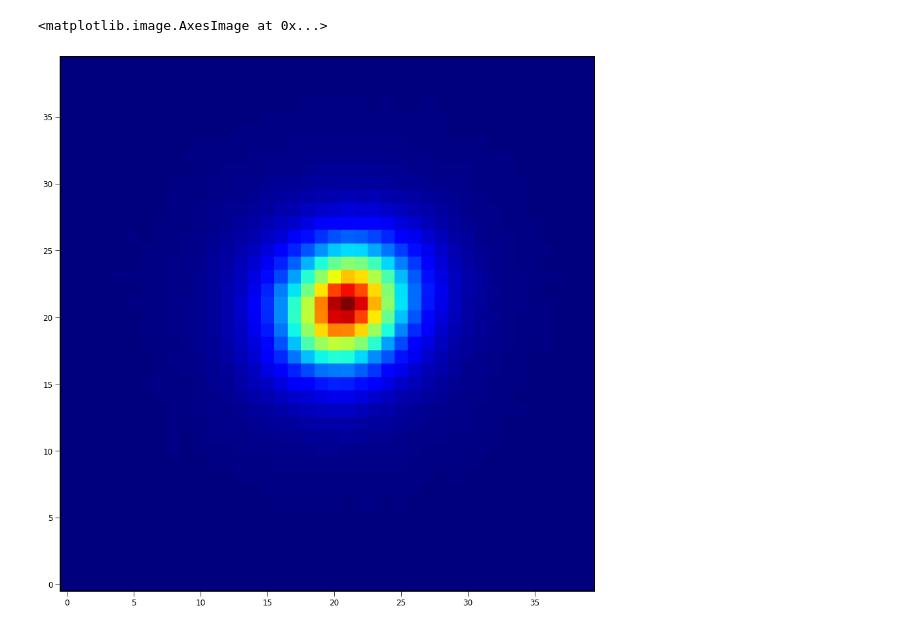
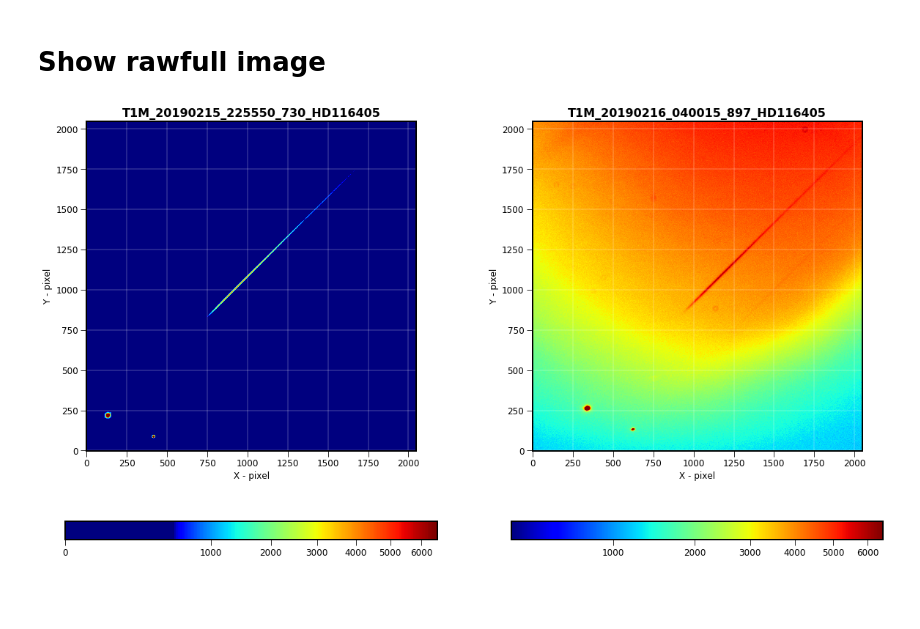
Before and after one commit to sylvielsstfr/SpectractorAnaAtm19, a Jupyter notebook: ana_20190215_HD116405_Filtre_None/ComparePhotometry.ipynb, the cells around one changed output. Saved outputs shown, nothing was run; the diff lists cells and outputs as text; code cells hidden in the pictures; blank space fills up the shorter version.

```diff
--- a/ana_20190215_HD116405_Filtre_None/ComparePhotometry.ipynb
+++ b/ana_20190215_HD116405_Filtre_None/ComparePhotometry.ipynb
@@ -218,0 +101,27 @@ def ComputeStarPhotometry(image):
+# %%
+def Show2Images(data1,data2,title1,title2,cutmax=10):
+    """
+    """
+
+    vmin1=data1.min()
+    vmax1=data1.max()/cutmax
+    vmin2=data2.min()
+    vmax2=data2.max()/cutmax
+
+    norm = ImageNormalize(stretch=SqrtStretch())
+
+    plt.figure(figsize=(20,26))
+    plt.subplot(221)
+    img1=plt.imshow(data1,origin="lower",cmap="jet",vmin=vmin1,vmax=vmax1,norm=norm)
+    plt.grid(color="w")
+    plt.title(title1)
+    plt.xlabel(" X - pixel ")
+    plt.ylabel(" Y - pixel ")
+    plt.colorbar(img1,orientation="horizontal")
+    plt.subplot(222)
+    img2=plt.imshow(data2,origin="lower",cmap="jet",vmin=vmin2,vmax=vmax2,norm=norm)
+    plt.grid(color="w")
+    plt.title(title2)
+    plt.xlabel(" X - pixel ")
+    plt.ylabel(" Y - pixel ")
+    plt.colorbar(img2,orientation="horizontal")
@@ -226,6 +170,9 @@ rawinput_directory="/Users/dagoret/DATA/PicDuMidiFev2019/prod_"+thedate+"_v4"
 # %%
 file1="T1M_20190215_225550_730_HD116405_Filtre_None_bin1x1.1_red.fit"
 file2="T1M_20190216_040015_897_HD116405_Filtre_None_bin1x1.346_red.fit"
+# %%
+title1=file1.split("_Filtre_None_")[0]
+title2=file2.split("_Filtre_None_")[0]
 # %%
 fullfilename1=os.path.join(rawinput_directory,file1)
 fullfilename2=os.path.join(rawinput_directory,file2)
@@ -311,5 +185,10 @@ vignette=data[ymin:ymax,xmin:xmax]
-# %%
-plt.imshow(vignette,origin='lower',cmap="jet")
-# %% [output]
-<matplotlib.image.AxesImage at 0x...>
-[figure, removed]
+# %%
+data1=img1
+# %%
+data2=img2
+# %% [markdown]
+# Show rawfull  image
+# %%
+Show2Images(data1,data2,title1,title2,cutmax=10)
+# %% [output]
+[figure, added]
```
Also changed, not shown: parts of 76 cells of this notebook.
